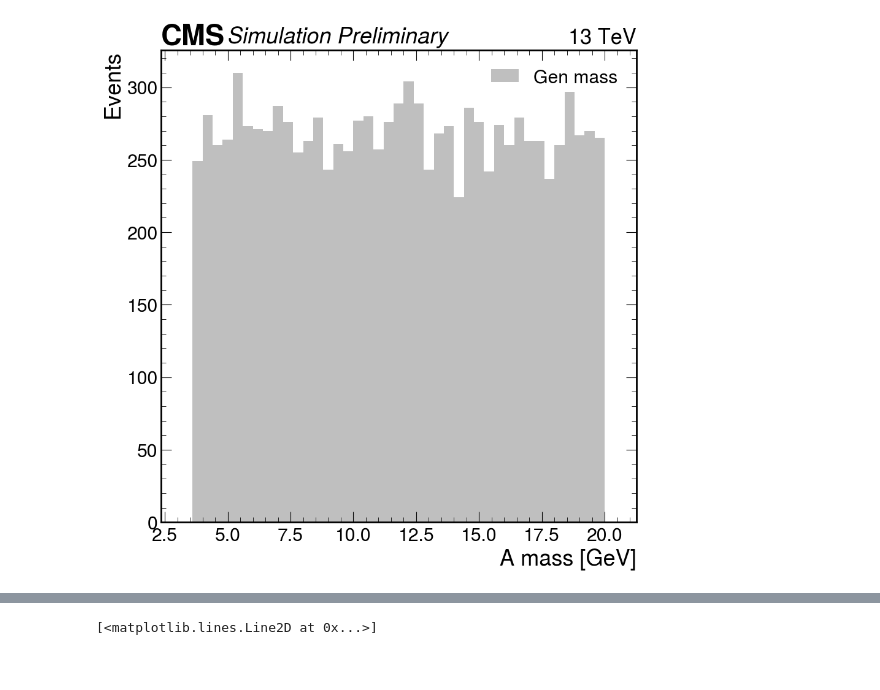
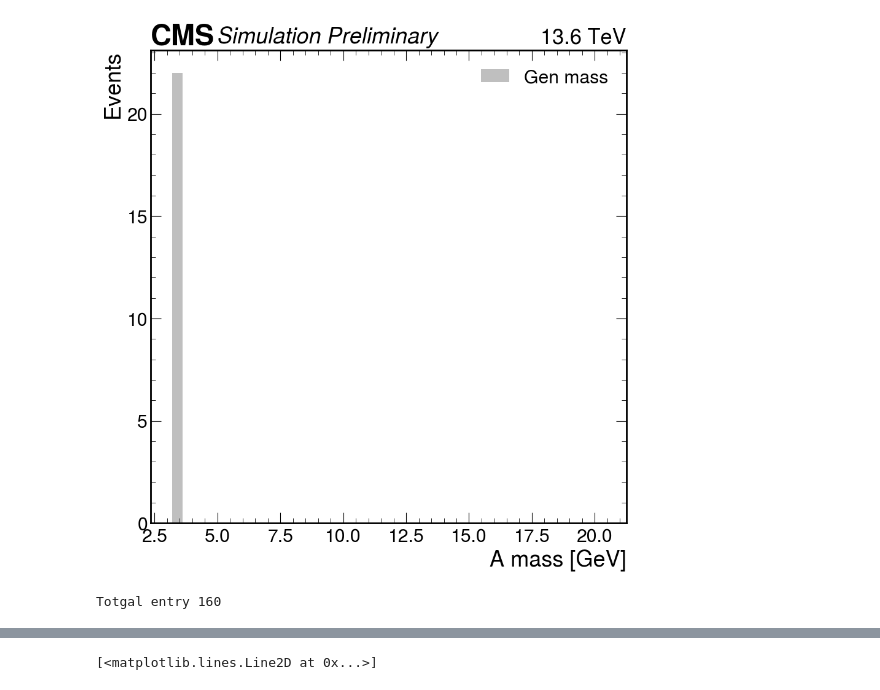
Before and after one commit to bhbam/H_AA_CLuster_jupyter_notebooks, a Jupyter notebook: Run_3_plot_A_2Tau_Gen_Info_from_rootfile_usig_uproot.ipynb, the cells around one changed output, grey strips where cells are left out. Cells and saved outputs as stored; diff of their text form; code cells hidden in the pictures.

```diff
--- a/Run_3_plot_A_2Tau_Gen_Info_from_rootfile_usig_uproot.ipynb
+++ b/Run_3_plot_A_2Tau_Gen_Info_from_rootfile_usig_uproot.ipynb
@@ -27,5 +28,5 @@ Matplotlib is building the font cache; this may take a moment.
 # %%
 # file = uproot.open("data/GenInfo_only_90.root")
-file = uproot.open("../analysis_run3/GenInfo_ATo2Tau/CMSSW_13_0_17/src/Gen//Ntuples/Combined_GenIfo_aToTauTau_after_unbaising.root")
+file = uproot.open("../analysis_run3/GenInfo_ATo2Tau/CMSSW_13_0_17/src/Gen/Ntuples/GenInfo_only_A_2Tau_m3p6To3p6_pt30To300_noOCC.root")
 RHTree = file["fevt/RHTree"]
 # %%
@@ -61,15 +42,17 @@ save = False
 # %%
 # GenA1_invariant = RHTree.arrays(["GenA1_inv"],"GenA1_inv > -111",library="pd")['GenA1_inv']
 GenA1 = RHTree.arrays(["GenA1"],"GenA1 > -111",library="pd")['GenA1']
 fig, ax = plt.subplots(figsize=(10,10))
 # plt.hist(GenA1_invariant,bins=np.arange(3.2,20.5,0.4),color='grey',alpha=0.5,label="Invariant mass")
 plt.hist(GenA1,bins=np.arange(3.2,20.5,0.4),linestyle='--',linewidth=2, color='grey',alpha=0.5,label="Gen mass")
 # plt.xticks(np.arange(3.6,21,0.8))
 plt.legend()
 plt.ylabel("Events")
 plt.xlabel("A mass [GeV]")
-hep.cms.label(llabel="Simulation Preliminary", rlabel="13 TeV", loc=0, ax=ax)
+hep.cms.label(llabel="Simulation Preliminary", rlabel="13.6 TeV", loc=0, ax=ax)
 if save: plt.savefig('%s/gen_A_mass_hist.png'%(out_dir),  bbox_inches='tight', dpi=100, facecolor = "w")
 plt.show()
+print("Totgal entry", len(GenA1))
 # %% [output]
-[figure, old version]
+[figure, new version]
+Totgal entry 160
```
Also changed, not shown: parts of 43 cells of this notebook, 3 other files.
